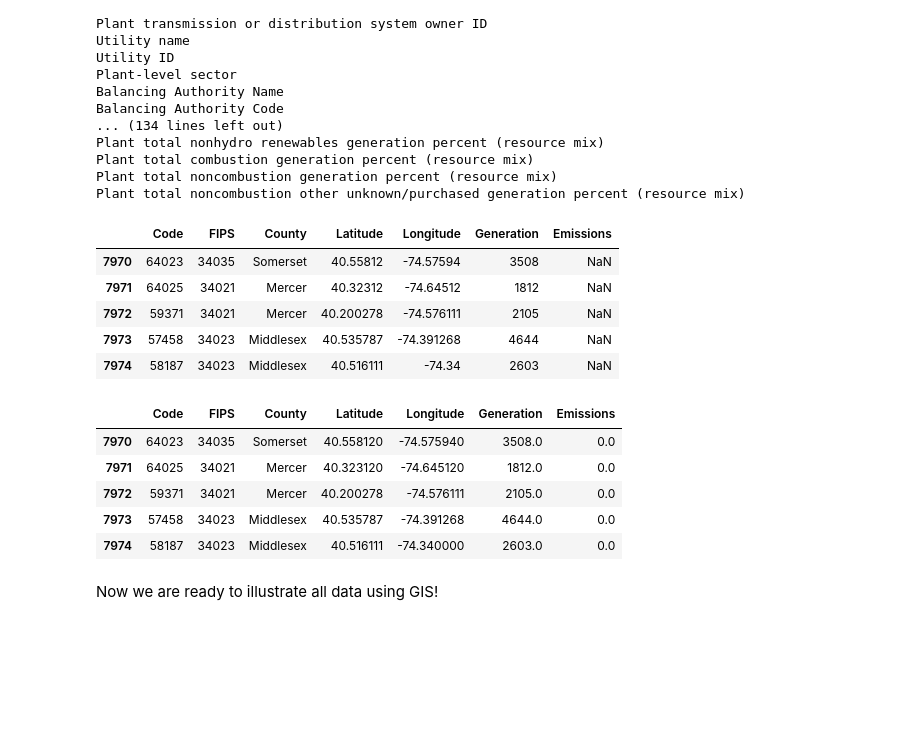
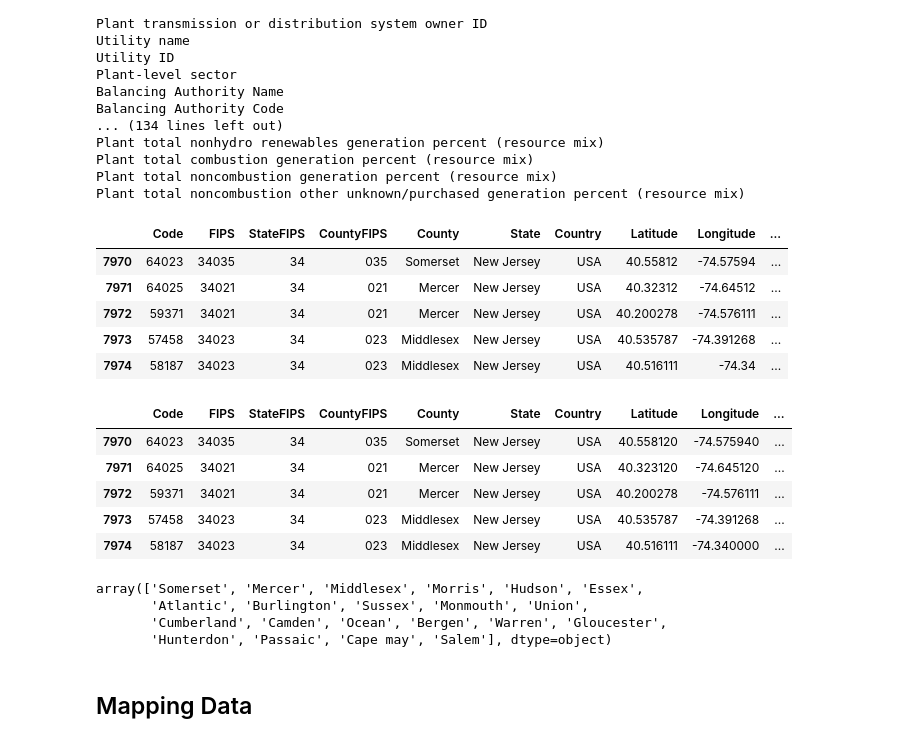
Before and after one commit to yalinli2/EnvEtools, a Jupyter notebook: course_modules/3_Data_Center_Python.ipynb, the cells around one changed output. Saved outputs shown, nothing was run; the diff lists cells and outputs as text; code cells hidden in the pictures; blank space fills up the shorter version.

Commit message:
finish processing data for GIS

```diff
--- a/course_modules/3_Data_Center_Python.ipynb
+++ b/course_modules/3_Data_Center_Python.ipynb
@@ -449,22 +415,26 @@ Plant total noncombustion other unknown/purchased generation percent (resource m
 # %%
 # Getting the data we want
 egrid_processed = pd.DataFrame({
     'Code': nj['DOE/EIA ORIS plant or facility code'],
     'FIPS': nj['Plant FIPS state code']+nj['Plant FIPS county code'],
+    'StateFIPS': nj['Plant FIPS state code'],
+    'CountyFIPS': nj['Plant FIPS county code'],
     'County': nj['Plant county name'],
+    'State': 'New Jersey',
+    'Country': 'USA',
     'Latitude': nj['Plant latitude'],
     'Longitude': nj['Plant longitude'],
-    'Generation': nj['Plant annual net generation (MWh)'],
-    'Emissions': nj['Plant annual CO2 equivalent emissions (tons)'],
+    'Generation(MWh)': nj['Plant annual net generation (MWh)'],
+    'Emissions(tons)': nj['Plant annual CO2 equivalent emissions (tons)'],
 })
 egrid_processed.head()
 # %% [output]
-|  | Code | FIPS | County | Latitude | Longitude | Generation | Emissions |
-| 7970 | 64023 | 34035 | Somerset | 40.55812 | -74.57594 | 3508 | NaN |
-| 7971 | 64025 | 34021 | Mercer | 40.32312 | -74.64512 | 1812 | NaN |
-| 7972 | 59371 | 34021 | Mercer | 40.200278 | -74.576111 | 2105 | NaN |
-| 7973 | 57458 | 34023 | Middlesex | 40.535787 | -74.391268 | 4644 | NaN |
-| 7974 | 58187 | 34023 | Middlesex | 40.516111 | -74.34 | 2603 | NaN |
+|  | Code | FIPS | StateFIPS | CountyFIPS | County | State | Country | Latitude | Longitude | ... |
+| 7970 | 64023 | 34035 | 34 | 035 | Somerset | New Jersey | USA | 40.55812 | -74.57594 | ... |
+| 7971 | 64025 | 34021 | 34 | 021 | Mercer | New Jersey | USA | 40.32312 | -74.64512 | ... |
+| 7972 | 59371 | 34021 | 34 | 021 | Mercer | New Jersey | USA | 40.200278 | -74.576111 | ... |
+| 7973 | 57458 | 34023 | 34 | 023 | Middlesex | New Jersey | USA | 40.535787 | -74.391268 | ... |
+| 7974 | 58187 | 34023 | 34 | 023 | Middlesex | New Jersey | USA | 40.516111 | -74.34 | ... |
 # %%
 # We can see that a lot of the emissions are NaN,
 # this is because they are powered by renewable energy, so their emissions are zero,
@@ -472,9 +442,9 @@ egrid_processed.head()
 egrid_processed.fillna(0, inplace=True)
 egrid_processed.head()
 # %% [output]
-|  | Code | FIPS | County | Latitude | Longitude | Generation | Emissions |
-| 7970 | 64023 | 34035 | Somerset | 40.558120 | -74.575940 | 3508.0 | 0.0 |
-| 7971 | 64025 | 34021 | Mercer | 40.323120 | -74.645120 | 1812.0 | 0.0 |
-| 7972 | 59371 | 34021 | Mercer | 40.200278 | -74.576111 | 2105.0 | 0.0 |
-| 7973 | 57458 | 34023 | Middlesex | 40.535787 | -74.391268 | 4644.0 | 0.0 |
-| 7974 | 58187 | 34023 | Middlesex | 40.516111 | -74.340000 | 2603.0 | 0.0 |
+|  | Code | FIPS | StateFIPS | CountyFIPS | County | State | Country | Latitude | Longitude | ... |
+| 7970 | 64023 | 34035 | 34 | 035 | Somerset | New Jersey | USA | 40.558120 | -74.575940 | ... |
+| 7971 | 64025 | 34021 | 34 | 021 | Mercer | New Jersey | USA | 40.323120 | -74.645120 | ... |
+| 7972 | 59371 | 34021 | 34 | 021 | Mercer | New Jersey | USA | 40.200278 | -74.576111 | ... |
+| 7973 | 57458 | 34023 | 34 | 023 | Middlesex | New Jersey | USA | 40.535787 | -74.391268 | ... |
+| 7974 | 58187 | 34023 | 34 | 023 | Middlesex | New Jersey | USA | 40.516111 | -74.340000 | ... |
@@ -481,5 +457,12 @@ egrid_processed.head()
+# %%
+egrid_processed.County.unique()
+# %% [output]
+array(['Somerset', 'Mercer', 'Middlesex', 'Morris', 'Hudson', 'Essex',
+       'Atlantic', 'Burlington', 'Sussex', 'Monmouth', 'Union',
+       'Cumberland', 'Camden', 'Ocean', 'Bergen', 'Warren', 'Gloucester',
+       'Hunterdon', 'Passaic', 'Cape may', 'Salem'], dtype=object)
 # %%
 # Finally export the data
 egrid_processed.to_csv('../data/3_egrid2023_data_rev2_processed.csv')
-# %% [markdown]
-Now we are ready to illustrate all data using GIS!
+# %% [markdown]
+## Mapping Data
```
Also changed, not shown: parts of 38 cells of this notebook, 8 other files.
